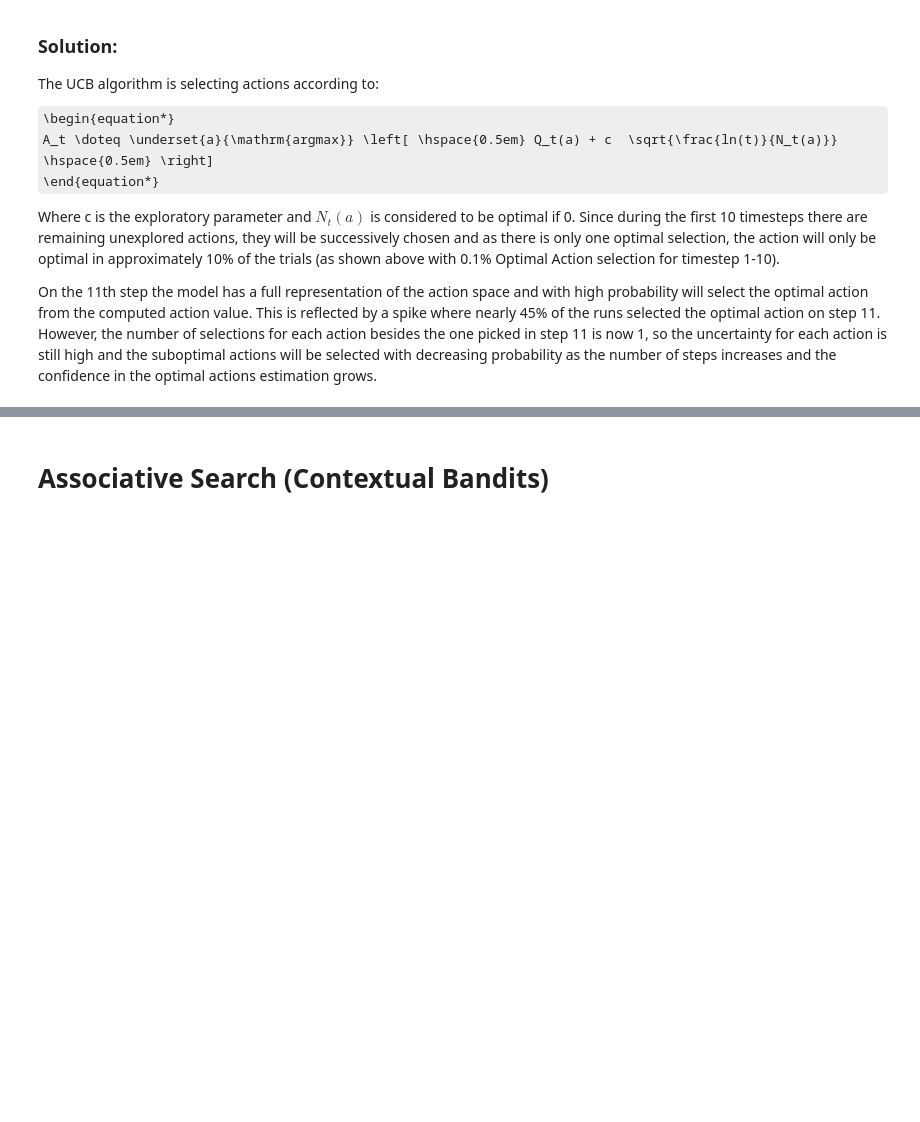
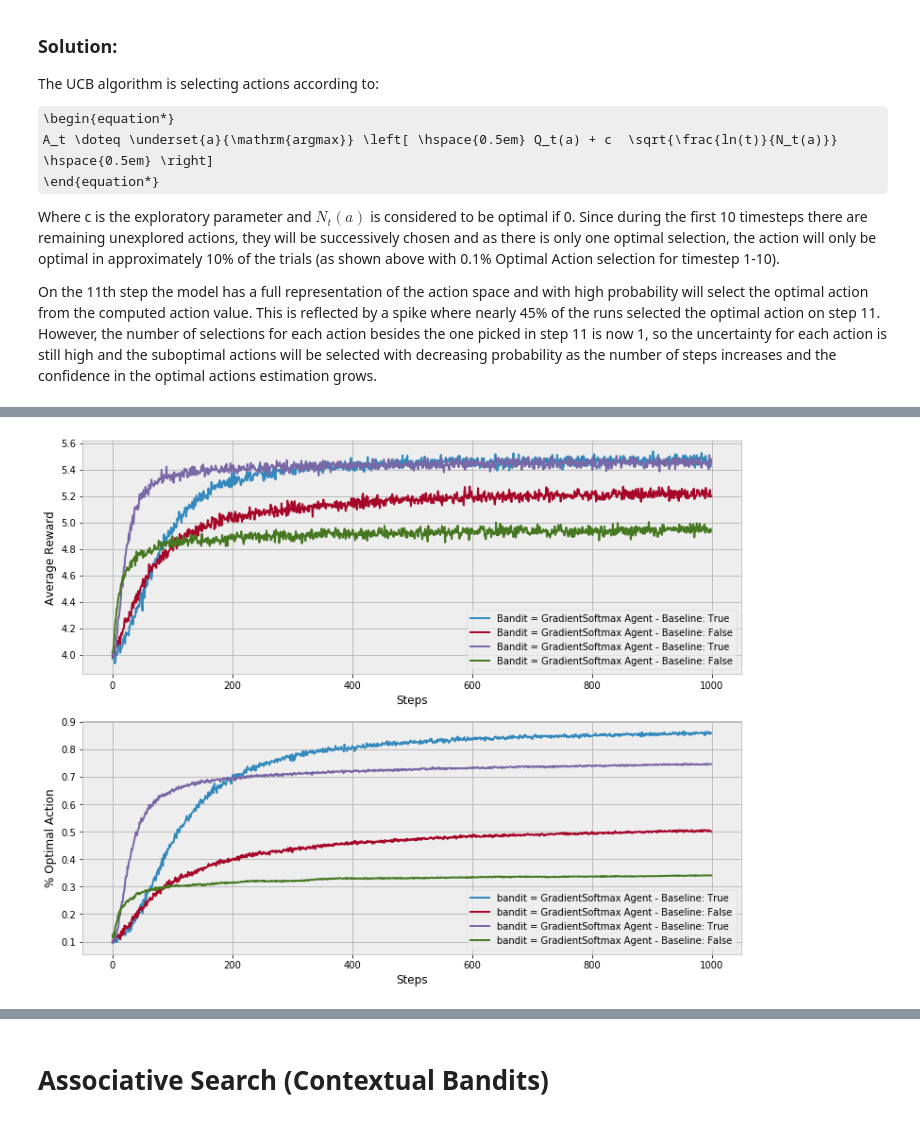
Before and after one commit to kerns-ai-lab/ReinforcementLearning2E, a Jupyter notebook: ch2/K-Armed_Bandits.ipynb, the cells around one changed output, grey strips where cells are left out. Drawn from its saved outputs; the diff is of its cells as text; code cells hidden in the pictures; some formulas as TeX source; blank space fills up the shorter version.

```diff
--- a/ch2/K-Armed_Bandits.ipynb
+++ b/ch2/K-Armed_Bandits.ipynb
@@ -378,0 +442,14 @@ Pr \{ A_t=a \} \doteq \frac{e^{H_t(a)}}{\sum_{b=1}^{k}e^{H_t(b)}} \doteq \pi_t(a
+# %%
+env = Environment(mean=4.0)
+agents = [
+            GradientAgent(env.k, 0.1, True),
+            GradientAgent(env.k, 0.1, False),
+            GradientAgent(env.k, 0.4, True),
+            GradientAgent(env.k, 0.4, False)
+         ]
+
+sim = Simulate(env, agents)
+sim.run()
+
+plot_agent_performance(sim)
+# %% [output]
@@ -379,3 +460,4 @@ Pr \{ A_t=a \} \doteq \frac{e^{H_t(a)}}{\sum_{b=1}^{k}e^{H_t(b)}} \doteq \pi_t(a
+[figure, added]
 # %% [markdown]
 ## Exercise 2.9
 ---
```
Also changed, not shown: parts of 11 cells of this notebook.
